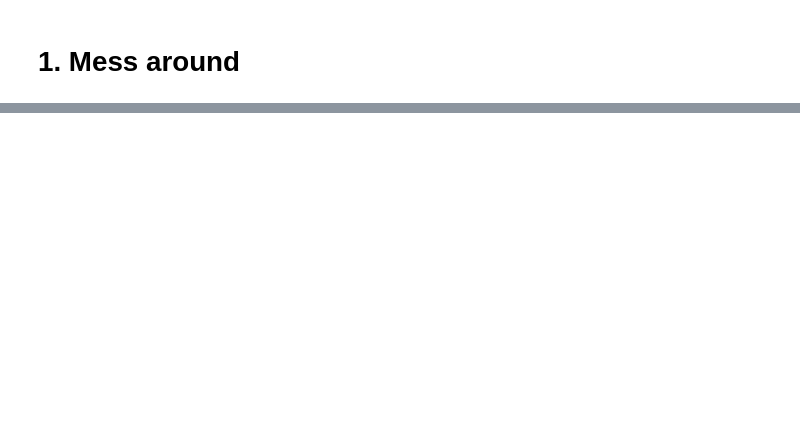
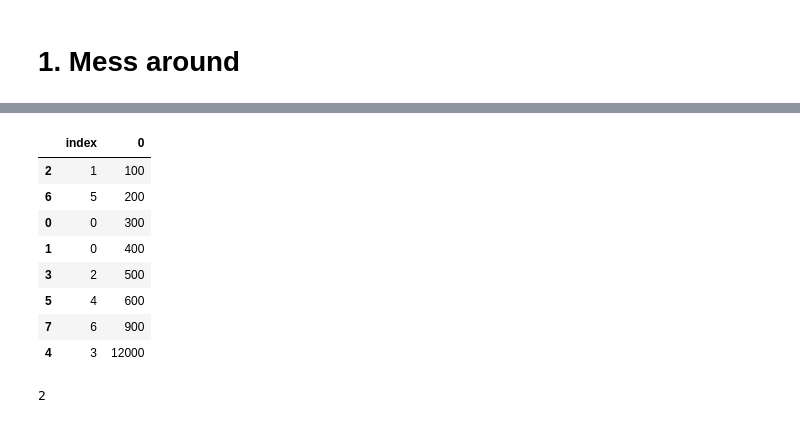
Before and after one commit to EvaArevalo/AIMusicFinalProject, a Jupyter notebook: PartB/PART C.ipynb, the cells around one changed output, grey strips where cells are left out. Drawn from its saved outputs; the diff is of its cells as text; code cells hidden in the pictures; blank space fills up the shorter version.

```diff
--- a/PartB/PART C.ipynb
+++ b/PartB/PART C.ipynb
@@ -40,0 +564,17 @@ music21: Certain music21 functions might need the optional package scipy;
+# %%
+sdf = df.sort_values(by=0)
+sdf
+# %% [output]
+|  | index | 0 |
+| 2 | 1 | 100 |
+| 6 | 5 | 200 |
+| 0 | 0 | 300 |
+| 1 | 0 | 400 |
+| 3 | 2 | 500 |
+| 5 | 4 | 600 |
+| 7 | 6 | 900 |
+| 4 | 3 | 12000 |
+# %%
+sdf.index[0]
+# %% [output]
+2
```
Also changed, not shown: parts of 61 cells of this notebook, 8 other files.
